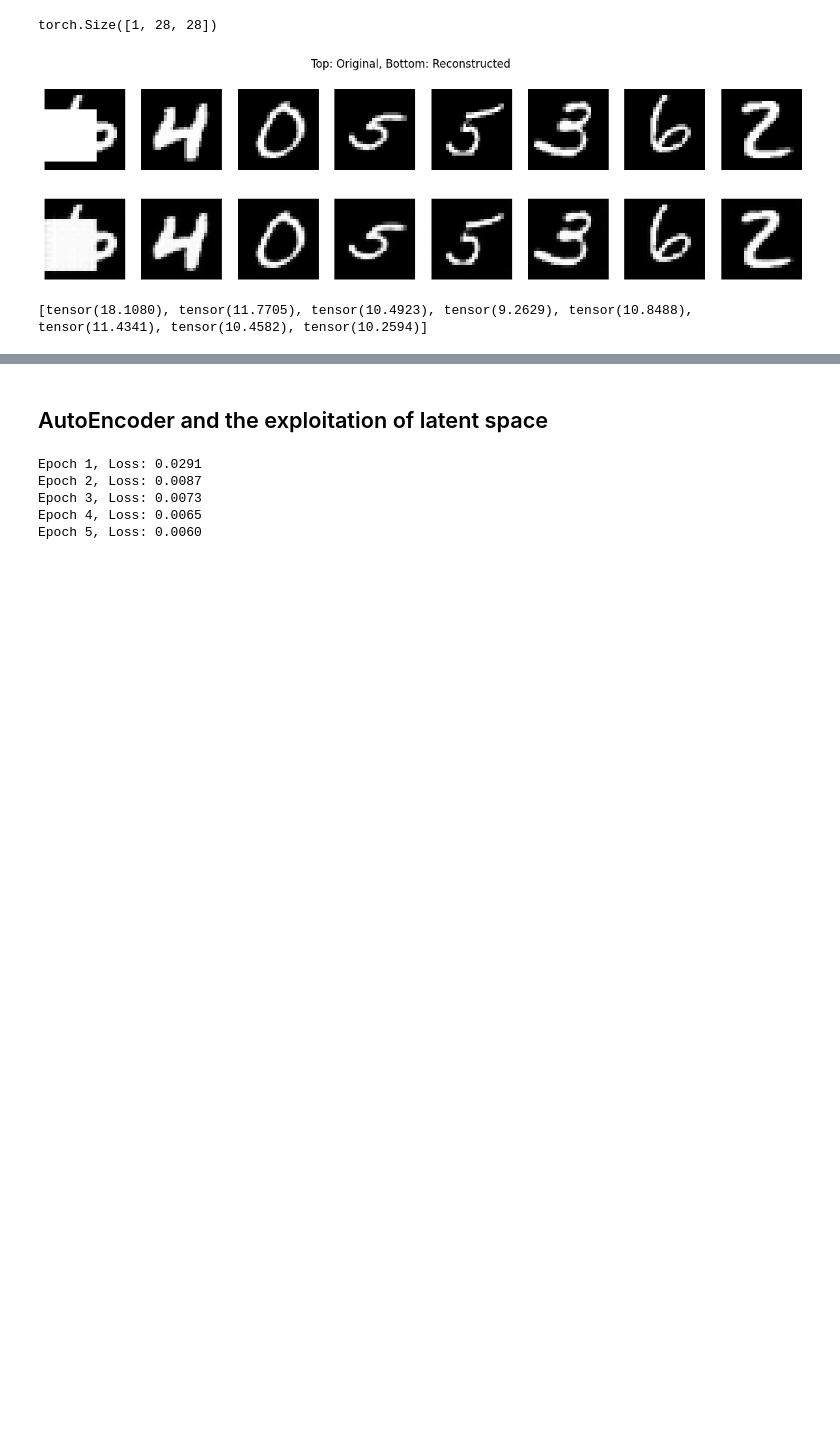
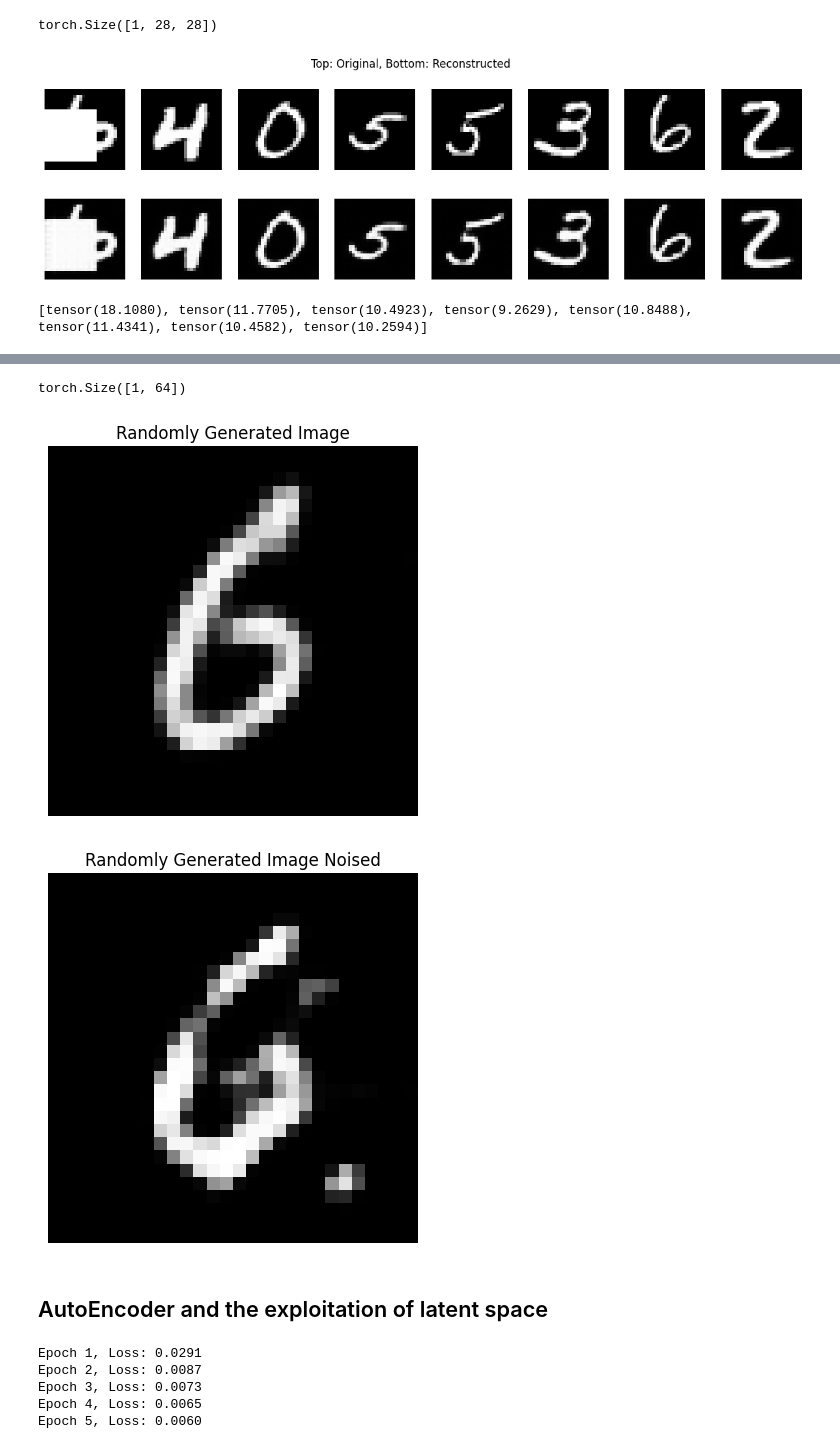
Before and after one commit to beppe2hd/AdsumMachineLearning, a Jupyter notebook: Code/04_Autoencoder.ipynb, the cells around one changed output, grey strips where cells are left out. Cells and saved outputs as stored; diff of their text form; code cells hidden in the pictures; blank space fills up the shorter version.

```diff
--- a/Code/04_Autoencoder.ipynb
+++ b/Code/04_Autoencoder.ipynb
@@ -136,0 +200,17 @@ torch.Size([1, 28, 28])
+# %%
+from tqdm import tqdm
+
+epochs = 6
+for epoch in range(epochs):
+    model.train()
+    total_loss = 0
+    for imgs, _ in tqdm(dataloader):
+        imgs = imgs.to(device)
+        outputs = model(imgs)
+        loss = criterion(outputs, imgs)
+        optimizer.zero_grad()
+        loss.backward()
+        optimizer.step()
+        total_loss += loss.item() * imgs.size(0)
+
+    print(f"Epoch {epoch+1}/{epochs}, Loss: {total_loss / len(dataset):.4f}")
@@ -137,3 +224,49 @@ torch.Size([1, 28, 28])
+# %%
+import torch
+import matplotlib.pyplot as plt
+
+
+model.eval()
+
+# Extract only the decoder
+decode = model.decode
+encode = model.encode
+
+sample_imgs, _ = next(iter(dataloader))
+sample_imgs = sample_imgs[0:8].to(device)
+sample_imgs = torch.mean(sample_imgs, dim=0)
+sample_imgs = sample_imgs.unsqueeze(0)
+
+z_derived = encode(sample_imgs)
+z_derivedNoise = z_derived + torch.randn_like(z_derived) * 4.3  # 0.1 is the noise std-dev
+
+print(z_derived.shape)
+
+#latent_shape = (64)
+#z_random = torch.randn(latent_shape)  # Sample from standard normal
+#z_random= z_random.unsqueeze(dim=0)
+
+# Generate Image from Decoder
+with torch.no_grad():
+    generated = decode(z_derived)
+    generated_noise = decode(z_derivedNoise)
+
+# Convert to NumPy and plot
+generated_img = generated.squeeze(0).permute(1, 2, 0).numpy()
+plt.imshow(generated_img, cmap='gray')
+plt.title("Randomly Generated Image")
+plt.axis("off")
+plt.show()
+
+generated_noise_img = generated_noise.squeeze(0).permute(1, 2, 0).numpy()
+plt.imshow(generated_noise_img, cmap='gray')
+plt.title("Randomly Generated Image Noised")
+plt.axis("off")
+plt.show()
+# %% [output]
+torch.Size([1, 64])
+[figure, added]
+[figure, added]
 # %% [markdown]
 ## AutoEncoder and the exploitation of latent space
 # %%
```
Also changed, not shown: parts of 8 cells of this notebook, 1 other file.
